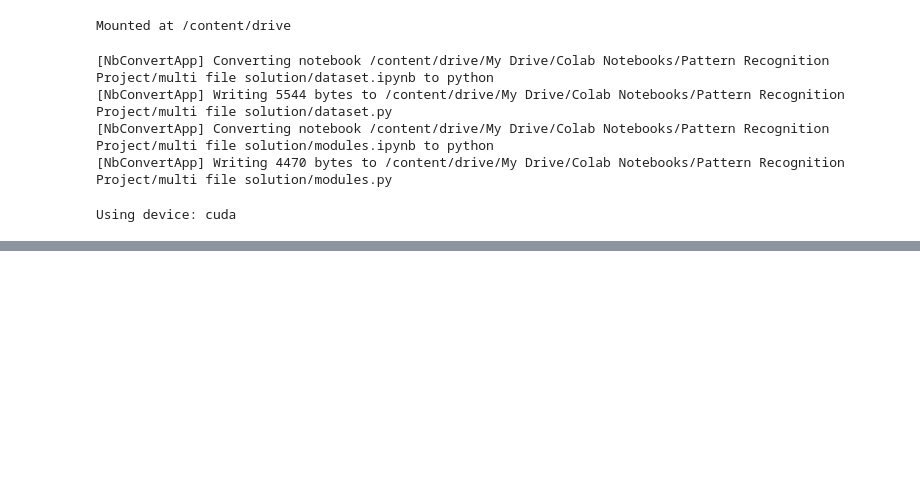
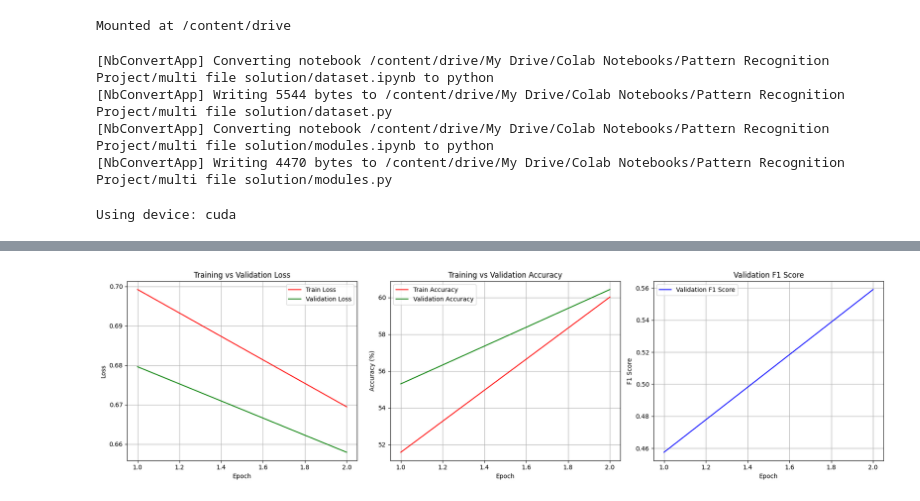
Before and after one commit to s4742629/PatternAnalysis-2025, a Jupyter notebook: recognition/s4742629_ADNI_ConvNeXt_GFNet/train.ipynb, the cells around one changed output, grey strips where cells are left out. Saved outputs shown, nothing was run; the diff lists cells and outputs as text; code cells hidden in the pictures; blank space fills up the shorter version.

```diff
--- a/recognition/s4742629_ADNI_ConvNeXt_GFNet/train.ipynb
+++ b/recognition/s4742629_ADNI_ConvNeXt_GFNet/train.ipynb
@@ -87,24 +124,20 @@ def run_epoch(model, loader, optimizer=None, train=True):
 # %%
-num_epochs = 2
-train_losses, val_losses = [], []
-train_accuracies, val_accuracies, val_f1s = [], [], []
-best_val_acc = 0.0
-
 print("🚀 Starting ConvNeXt training...\n")
 
 for epoch in range(1, num_epochs + 1):
     print(f"\nEpoch {epoch}/{num_epochs}")
     print("-" * 40)
 
-    train_loss, train_acc, _ = run_epoch(model, train_loader, optimizer, train=True)
-    val_loss, val_acc, val_f1 = run_epoch(model, val_loader, optimizer=None, train=False)
-    scheduler.step()
+    train_loss, train_acc, _ = run_epoch(model, train_loader, criterion=criterion, optimizer=optimizer, train=True)
+    val_loss, val_acc, val_f1 = run_epoch(model, val_loader, criterion=criterion, optimizer=None, train=False)
 
     train_losses.append(train_loss)
     val_losses.append(val_loss)
     train_accuracies.append(train_acc)
     val_accuracies.append(val_acc)
     val_f1s.append(val_f1)
+
+    scheduler.step()
 
     print(f"Train Loss: {train_loss:.4f} | Train Acc: {train_acc:.2f}%")
     print(f"Val   Loss: {val_loss:.4f} | Val Acc:   {val_acc:.2f}% | F1: {val_f1:.4f}")
@@ -113,6 +146,15 @@ for epoch in range(1, num_epochs + 1):
         best_val_acc = val_acc
         torch.save(model.state_dict(), "best_convnext_adni.pth")
         print(f"✅ New best model saved (Val Acc = {best_val_acc:.2f}%)")
+        epochs_no_improve = 0  # reset counter
+    else:
+      epochs_without_improvement += 1
+      print(f"⚠️ No improvement for {epochs_without_improvement} epoch(s).")
+
+      if epochs_without_improvement >= patience:
+          print(f"⏹️ Early stopping triggered after {epoch} epochs!")
+          early_stop = True
+          break
 
 print("\n🎉 Training complete!")
 print(f"Best Validation Accuracy: {best_val_acc:.2f}%")
@@ -125,27 +179,37 @@ Epoch 1/2
 # %%
 epochs = range(1, num_epochs + 1)
-plt.figure(figsize=(12, 5))
+plt.figure(figsize=(18, 5))
 
-plt.subplot(1, 2, 1)
-plt.plot(epochs, train_losses, "o-", label="Train Loss")
-plt.plot(epochs, val_losses, "s--", label="Validation Loss")
+plt.subplot(1, 3, 1)
+plt.plot(epochs, train_losses, "r-", label="Train Loss")
+plt.plot(epochs, val_losses, "g-", label="Validation Loss")
 plt.title("Training vs Validation Loss")
 plt.xlabel("Epoch")
 plt.ylabel("Loss")
 plt.grid(True)
 plt.legend()
 
-plt.subplot(1, 2, 2)
-plt.plot(epochs, train_accuracies, "o-", label="Train Accuracy")
-plt.plot(epochs, val_accuracies, "s--", label="Validation Accuracy")
+plt.subplot(1, 3, 2)
+plt.plot(epochs, train_accuracies, "r-", label="Train Accuracy")
+plt.plot(epochs, val_accuracies, "g-", label="Validation Accuracy")
 plt.title("Training vs Validation Accuracy")
 plt.xlabel("Epoch")
 plt.ylabel("Accuracy (%)")
 plt.grid(True)
 plt.legend()
 
+plt.subplot(1, 3, 3)
+plt.plot(epochs, val_f1s, "-b", label="Validation F1 Score")
+plt.title("Validation F1 Score")
+plt.xlabel("Epoch")
+plt.ylabel("F1 Score")
+plt.grid(True)
+plt.legend()
+
 plt.tight_layout()
 plt.show()
+# %% [output]
+[figure, added]
 # %%
 print("\n📊 Evaluating best model on test set...")
 model.load_state_dict(torch.load("best_convnext_adni.pth", map_location=device))
```
Also changed, not shown: parts of 7 cells of this notebook, 1 other file.
